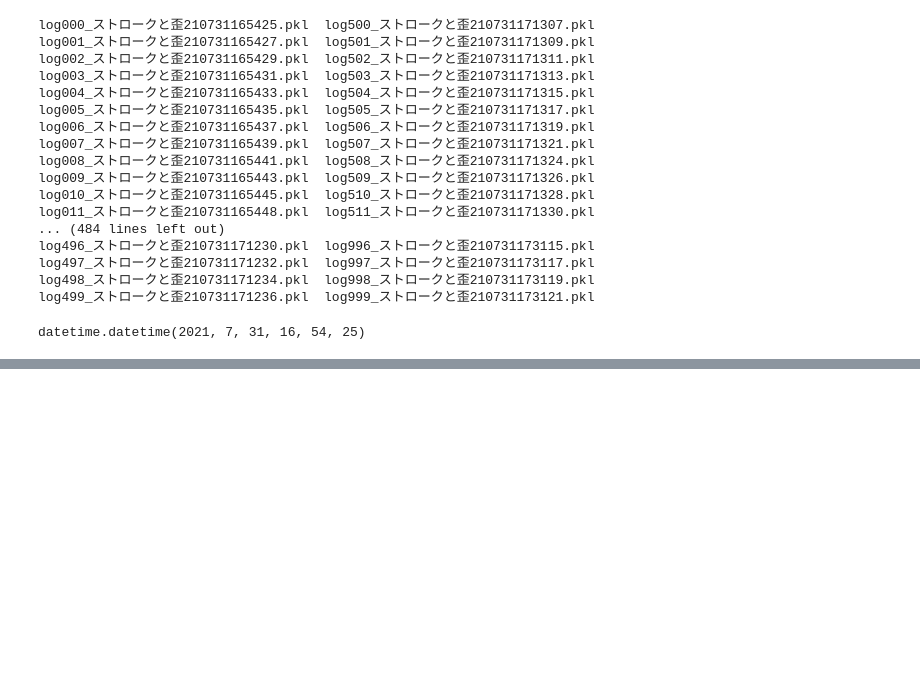
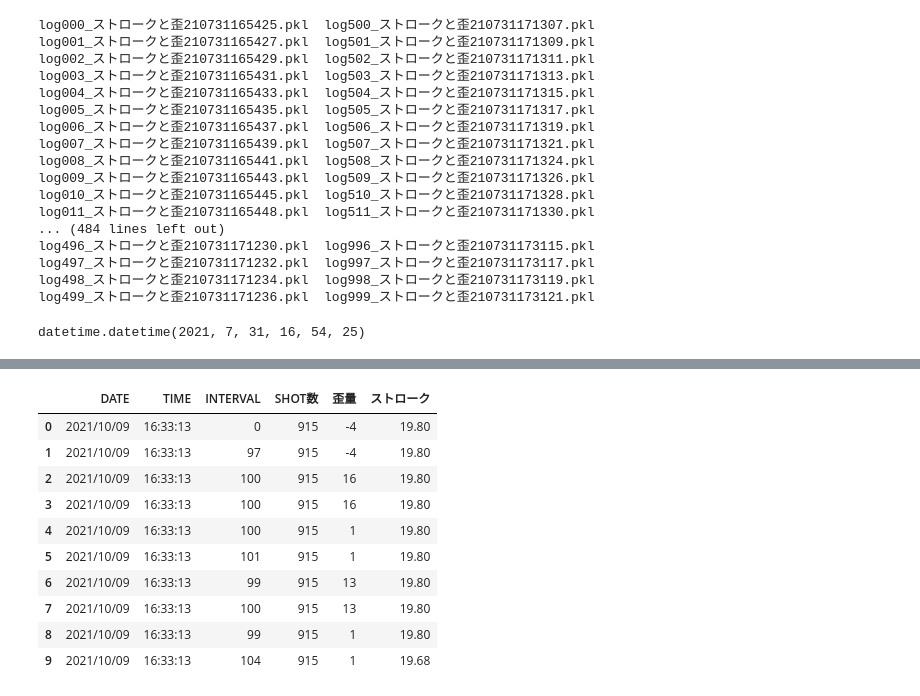
Before and after one commit to ymiyamoto5/data-analysis-platform-bak, a Jupyter notebook: notebooks/data_import_j.ipynb, the cells around one changed output, grey strips where cells are left out. Cells and saved outputs as stored; diff of their text form; code cells hidden in the pictures; blank space fills up the shorter version.

```diff
--- a/notebooks/data_import_j.ipynb
+++ b/notebooks/data_import_j.ipynb
@@ -318,0 +343,16 @@ datetime.datetime(2021, 7, 31, 16, 54, 25)
+# %%
+# 1ショット分のデータ
+df_stroke = pd.read_csv("20211009_1Kto2K/log1/log000_ストロークと歪211009163313.csv", encoding="shift-jis")
+df_stroke.head(10)
+# %% [output]
+|  | DATE | TIME | INTERVAL | SHOT数 | 歪量 | ストローク |
+| 0 | 2021/10/09 | 16:33:13 | 0 | 915 | -4 | 19.80 |
+| 1 | 2021/10/09 | 16:33:13 | 97 | 915 | -4 | 19.80 |
+| 2 | 2021/10/09 | 16:33:13 | 100 | 915 | 16 | 19.80 |
+| 3 | 2021/10/09 | 16:33:13 | 100 | 915 | 16 | 19.80 |
+| 4 | 2021/10/09 | 16:33:13 | 100 | 915 | 1 | 19.80 |
+| 5 | 2021/10/09 | 16:33:13 | 101 | 915 | 1 | 19.80 |
+| 6 | 2021/10/09 | 16:33:13 | 99 | 915 | 13 | 19.80 |
+| 7 | 2021/10/09 | 16:33:13 | 100 | 915 | 13 | 19.80 |
+| 8 | 2021/10/09 | 16:33:13 | 99 | 915 | 1 | 19.80 |
+| 9 | 2021/10/09 | 16:33:13 | 104 | 915 | 1 | 19.68 |
```
Also changed, not shown: parts of 31 cells of this notebook, 1 other file.
